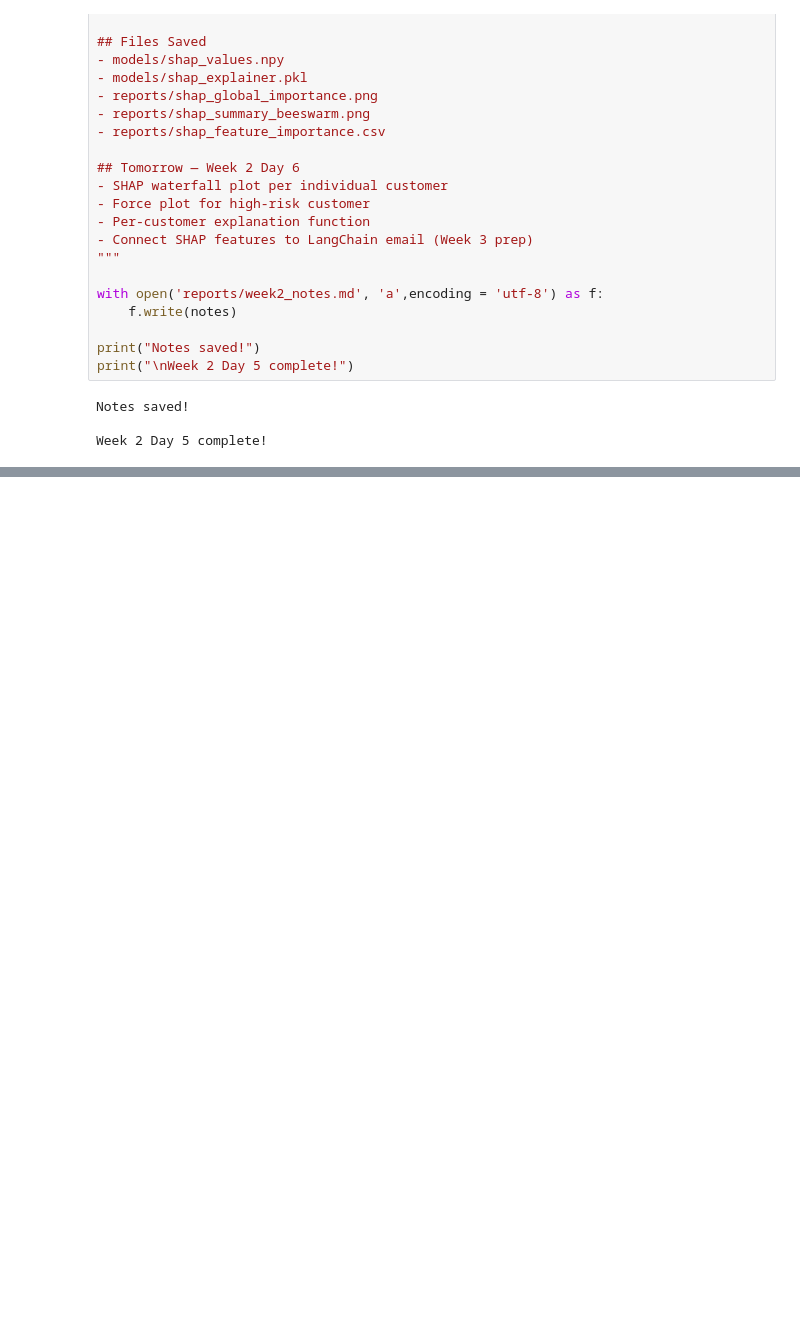
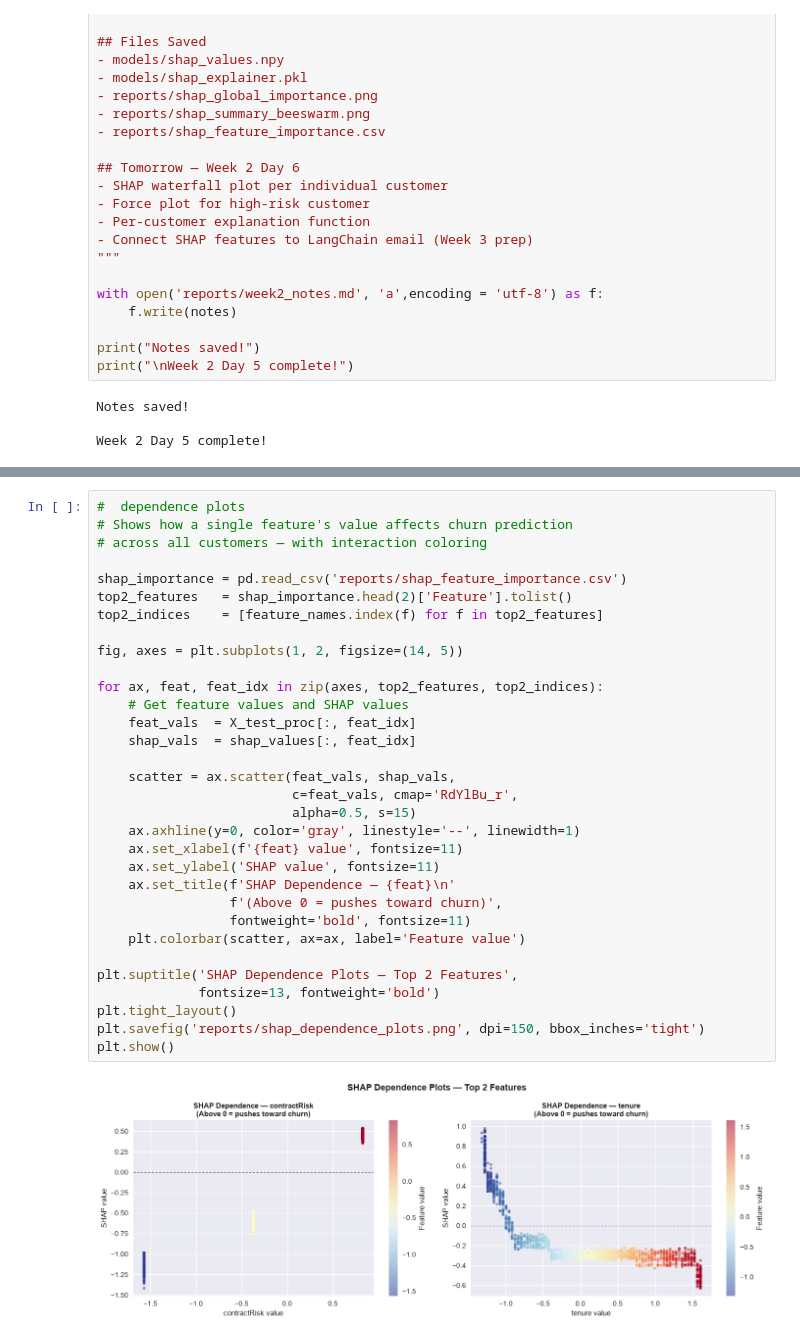
Before and after one commit to Kasak02/churn-predictor, a Jupyter notebook: 05_model_training.ipynb, the cells around one changed output, grey strips where cells are left out. Drawn from its saved outputs; the diff is of its cells as text; blank space fills up the shorter version.

```diff
--- a/05_model_training.ipynb
+++ b/05_model_training.ipynb
@@ -1967,0 +2185,34 @@ Week 2 Day 5 complete!
+# %%
+#  dependence plots
+# Shows how a single feature's value affects churn prediction
+# across all customers — with interaction coloring
+
+shap_importance = pd.read_csv('reports/shap_feature_importance.csv')
+top2_features   = shap_importance.head(2)['Feature'].tolist()
+top2_indices    = [feature_names.index(f) for f in top2_features]
+
+fig, axes = plt.subplots(1, 2, figsize=(14, 5))
+
+for ax, feat, feat_idx in zip(axes, top2_features, top2_indices):
+    # Get feature values and SHAP values
+    feat_vals  = X_test_proc[:, feat_idx]
+    shap_vals  = shap_values[:, feat_idx]
+
+    scatter = ax.scatter(feat_vals, shap_vals,
+                         c=feat_vals, cmap='RdYlBu_r',
+                         alpha=0.5, s=15)
+    ax.axhline(y=0, color='gray', linestyle='--', linewidth=1)
+    ax.set_xlabel(f'{feat} value', fontsize=11)
+    ax.set_ylabel('SHAP value', fontsize=11)
+    ax.set_title(f'SHAP Dependence — {feat}\n'
+                 f'(Above 0 = pushes toward churn)',
+                 fontweight='bold', fontsize=11)
+    plt.colorbar(scatter, ax=ax, label='Feature value')
+
+plt.suptitle('SHAP Dependence Plots — Top 2 Features',
+             fontsize=13, fontweight='bold')
+plt.tight_layout()
+plt.savefig('reports/shap_dependence_plots.png', dpi=150, bbox_inches='tight')
+plt.show()
+# %% [output]
+[figure, added]
```
Also changed, not shown: parts of 8 cells of this notebook, 6 other files.
